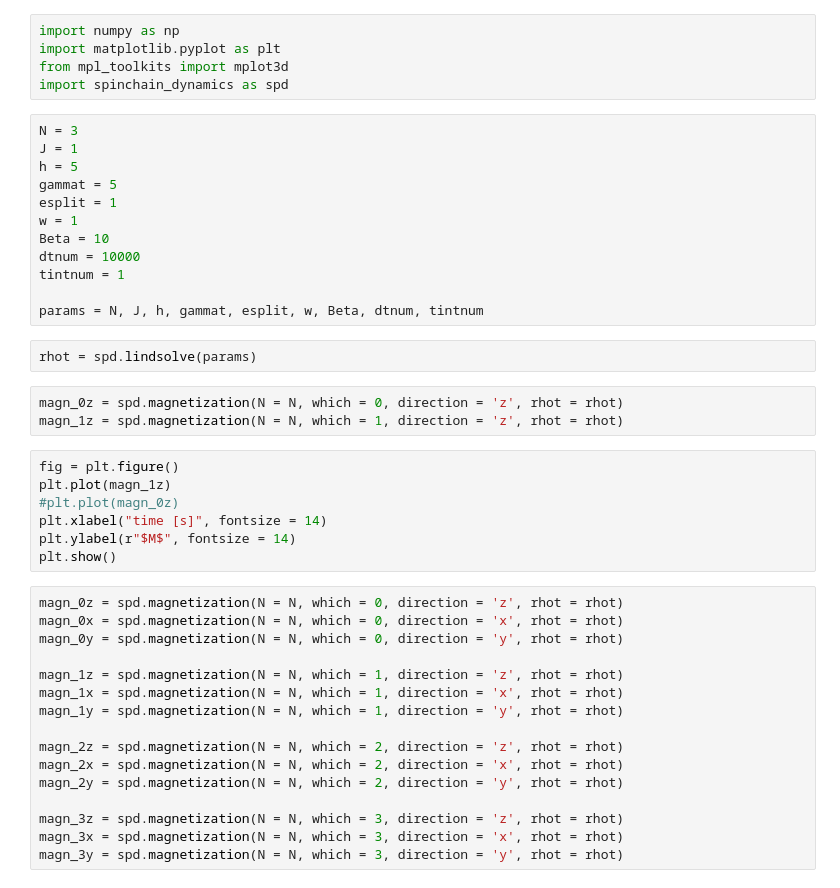
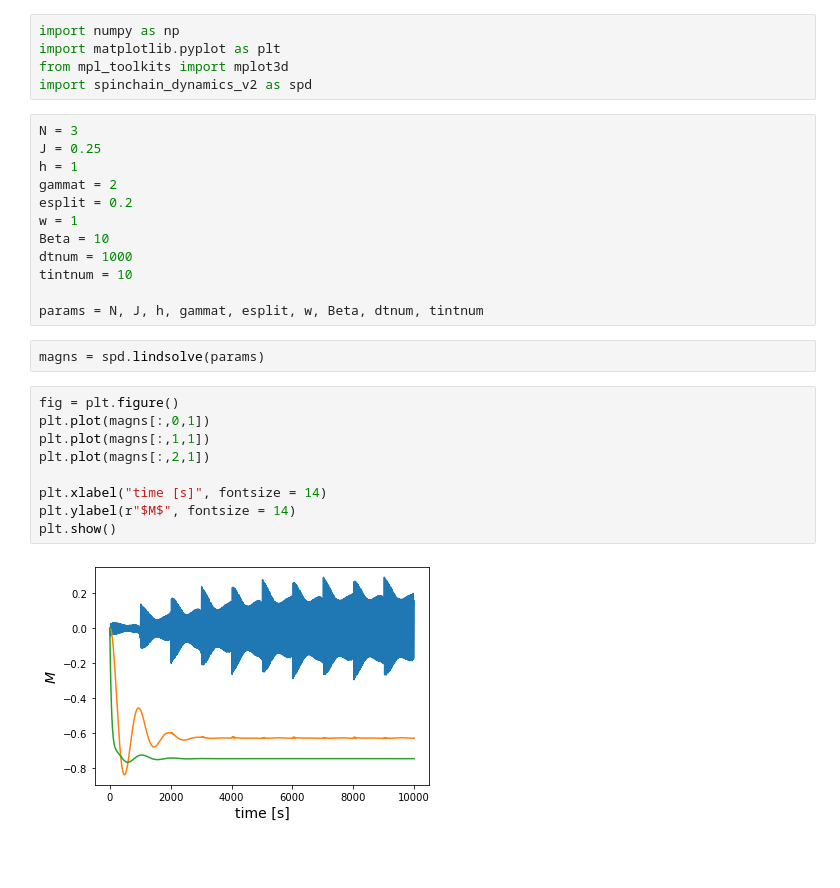
Before and after one commit to gubazoltan/MSc-Course-ComputerSimulationsInPhysics, a Jupyter notebook: ProjectWork/spinchain_dynamics_tester.ipynb, the cells around one changed output. Cells and saved outputs as stored; diff of their text form; blank space fills up the shorter version.

Commit message:
created new version of spin chain dynamics

```diff
--- a/ProjectWork/spinchain_dynamics_tester.ipynb
+++ b/ProjectWork/spinchain_dynamics_tester.ipynb
@@ -2,47 +2,32 @@
 import numpy as np
 import matplotlib.pyplot as plt
 from mpl_toolkits import mplot3d
-import spinchain_dynamics as spd
+import spinchain_dynamics_v2 as spd
 # %%
 N = 3
-J = 1
-h = 5
-gammat = 5
-esplit = 1
+J = 0.25
+h = 1
+gammat = 2
+esplit = 0.2
 w = 1
 Beta = 10
-dtnum = 10000
-tintnum = 1
+dtnum = 1000
+tintnum = 10
 
 params = N, J, h, gammat, esplit, w, Beta, dtnum, tintnum
 # %%
-rhot = spd.lindsolve(params)
+magns = spd.lindsolve(params)
-# %%
-magn_0z = spd.magnetization(N = N, which = 0, direction = 'z', rhot = rhot)
-magn_1z = spd.magnetization(N = N, which = 1, direction = 'z', rhot = rhot)
 # %%
 fig = plt.figure()
-plt.plot(magn_1z)
-#plt.plot(magn_0z)
+plt.plot(magns[:,0,1])
+plt.plot(magns[:,1,1])
+plt.plot(magns[:,2,1])
+
 plt.xlabel("time [s]", fontsize = 14)
 plt.ylabel(r"$M$", fontsize = 14)
 plt.show()
+# %% [output]
+[figure, added]
-# %%
-magn_0z = spd.magnetization(N = N, which = 0, direction = 'z', rhot = rhot)
-magn_0x = spd.magnetization(N = N, which = 0, direction = 'x', rhot = rhot)
-magn_0y = spd.magnetization(N = N, which = 0, direction = 'y', rhot = rhot)
-
-magn_1z = spd.magnetization(N = N, which = 1, direction = 'z', rhot = rhot)
-magn_1x = spd.magnetization(N = N, which = 1, direction = 'x', rhot = rhot)
-magn_1y = spd.magnetization(N = N, which = 1, direction = 'y', rhot = rhot)
-
-magn_2z = spd.magnetization(N = N, which = 2, direction = 'z', rhot = rhot)
-magn_2x = spd.magnetization(N = N, which = 2, direction = 'x', rhot = rhot)
-magn_2y = spd.magnetization(N = N, which = 2, direction = 'y', rhot = rhot)
-
-magn_3z = spd.magnetization(N = N, which = 3, direction = 'z', rhot = rhot)
-magn_3x = spd.magnetization(N = N, which = 3, direction = 'x', rhot = rhot)
-magn_3y = spd.magnetization(N = N, which = 3, direction = 'y', rhot = rhot)
 # %%
 fig = plt.figure()
 ax = plt.axes(projection='3d')
```
Also changed, not shown: parts of 1 cell of this notebook, 1 other file.
